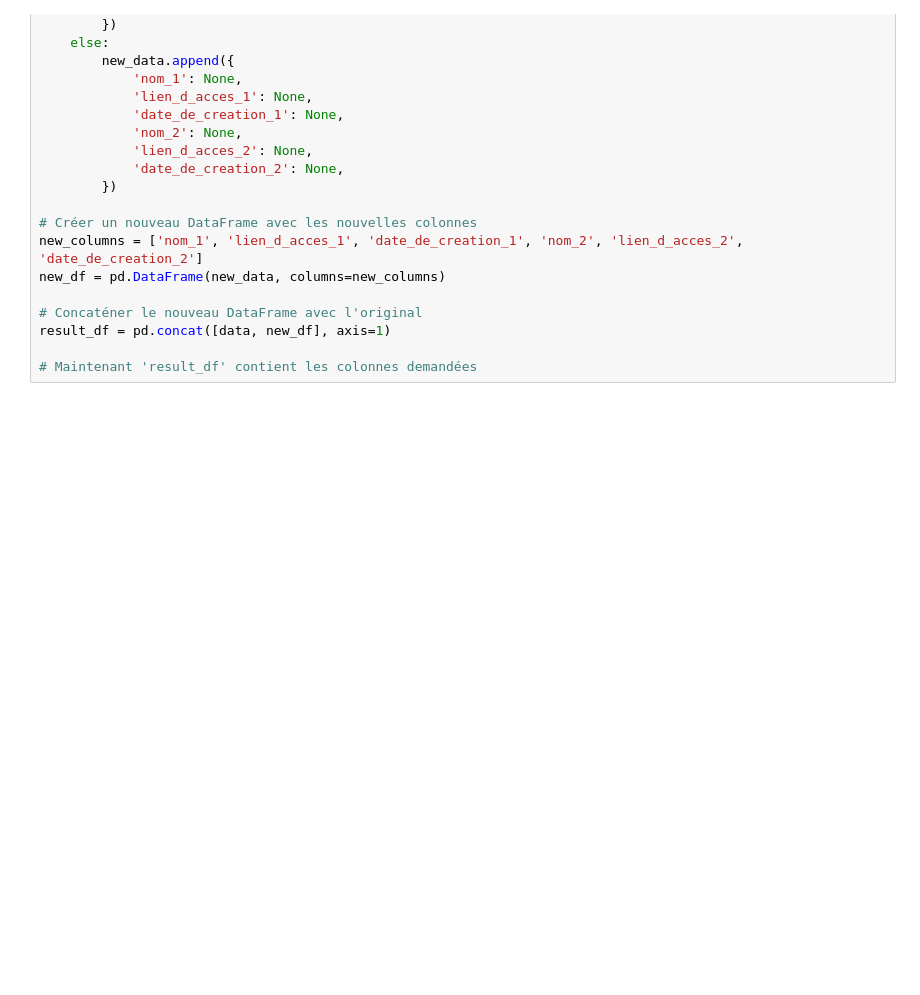
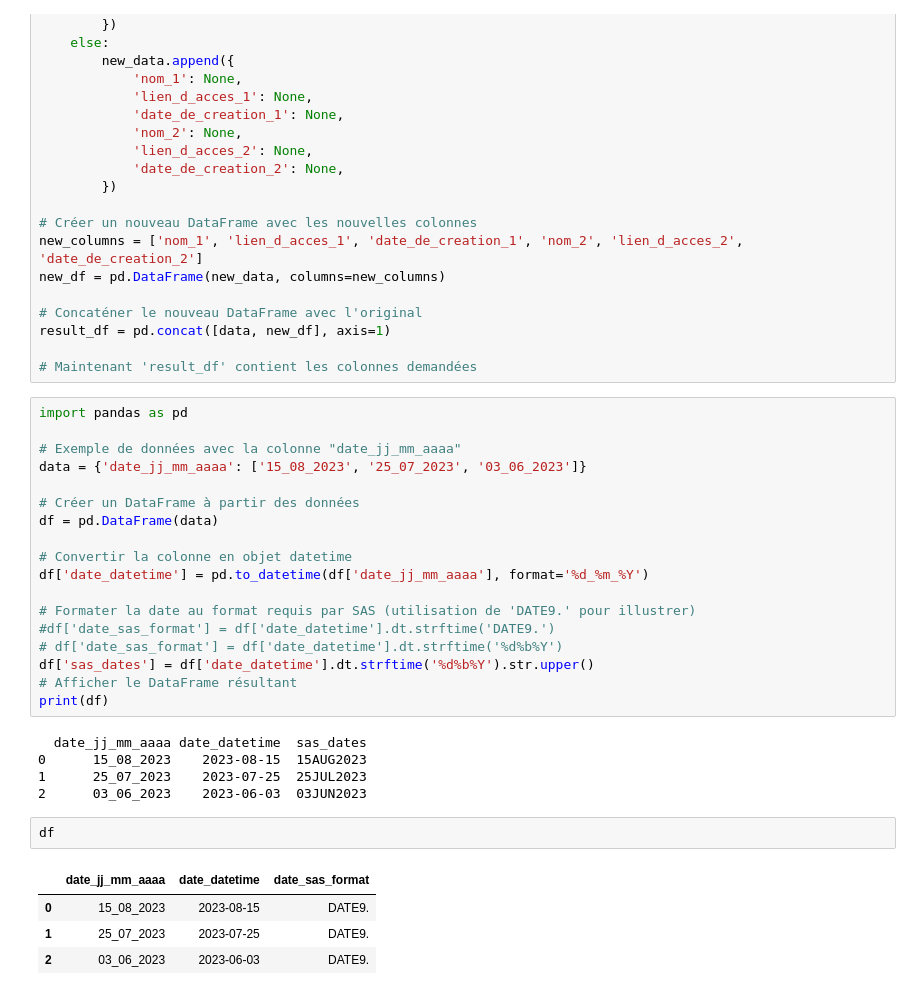
Before and after one commit to henzozhang/projet_tab_inputs, a Jupyter notebook: projet_tab_inputs.ipynb, the cells around one changed output. Drawn from its saved outputs; the diff is of its cells as text; blank space fills up the shorter version.

Commit message:
transformer date en date sas

```diff
--- a/projet_tab_inputs.ipynb
+++ b/projet_tab_inputs.ipynb
@@ -688,3 +688,33 @@ new_df = pd.DataFrame(new_data, columns=new_columns)
 result_df = pd.concat([data, new_df], axis=1)
 
 # Maintenant 'result_df' contient les colonnes demandées
+# %%
+import pandas as pd
+
+# Exemple de données avec la colonne "date_jj_mm_aaaa"
+data = {'date_jj_mm_aaaa': ['15_08_2023', '25_07_2023', '03_06_2023']}
+
+# Créer un DataFrame à partir des données
+df = pd.DataFrame(data)
+
+# Convertir la colonne en objet datetime
+df['date_datetime'] = pd.to_datetime(df['date_jj_mm_aaaa'], format='%d_%m_%Y')
+
+# Formater la date au format requis par SAS (utilisation de 'DATE9.' pour illustrer)
+#df['date_sas_format'] = df['date_datetime'].dt.strftime('DATE9.')
+# df['date_sas_format'] = df['date_datetime'].dt.strftime('%d%b%Y')
+df['sas_dates'] = df['date_datetime'].dt.strftime('%d%b%Y').str.upper()
+# Afficher le DataFrame résultant
+print(df)
+# %% [output]
+  date_jj_mm_aaaa date_datetime  sas_dates
+0      15_08_2023    2023-08-15  15AUG2023
+1      25_07_2023    2023-07-25  25JUL2023
+2      03_06_2023    2023-06-03  03JUN2023
+# %%
+df
+# %% [output]
+|  | date_jj_mm_aaaa | date_datetime | date_sas_format |
+| 0 | 15_08_2023 | 2023-08-15 | DATE9. |
+| 1 | 25_07_2023 | 2023-07-25 | DATE9. |
+| 2 | 03_06_2023 | 2023-06-03 | DATE9. |
```
Also changed, not shown: parts of 4 cells of this notebook.
